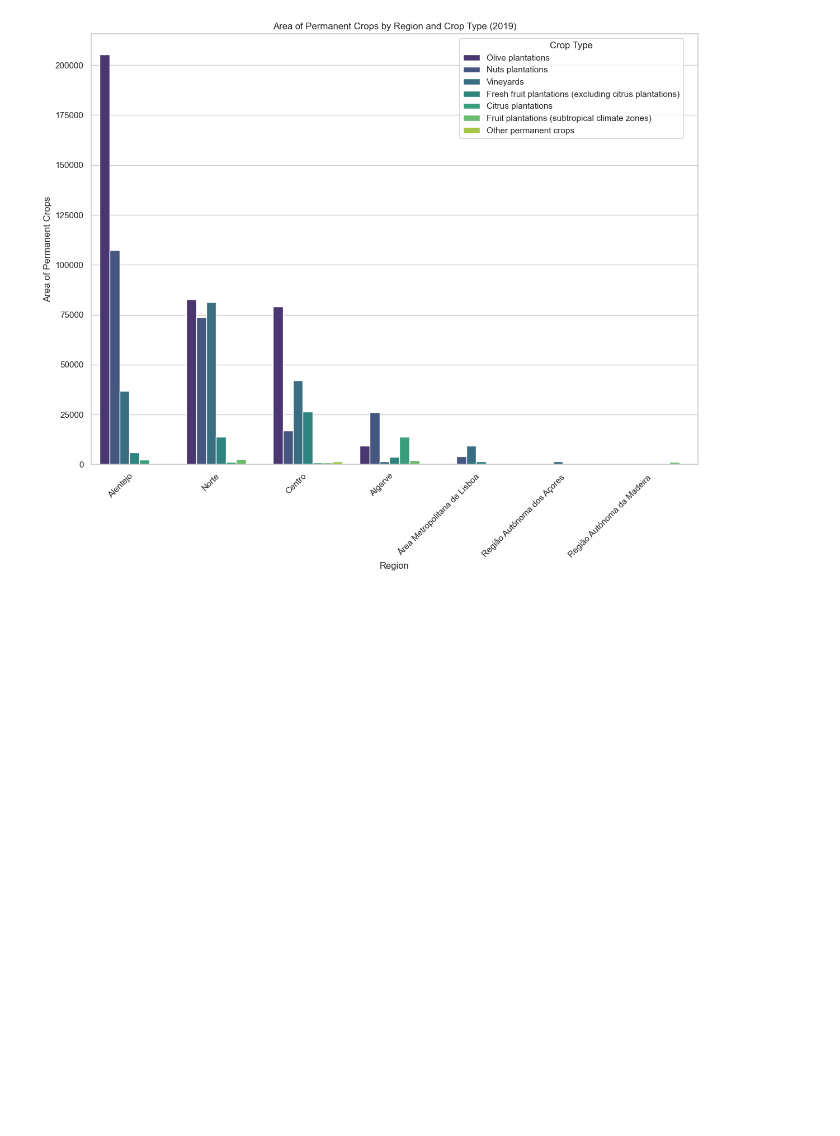
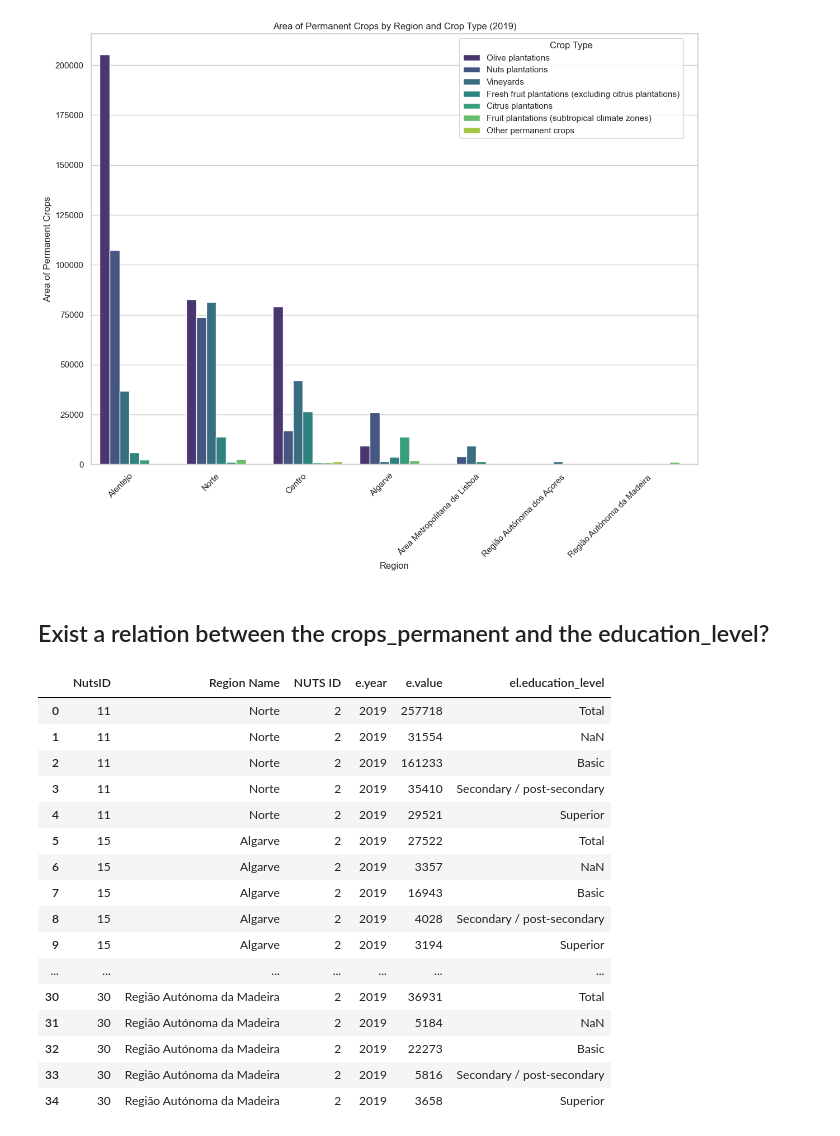
Before and after one commit to domwelsh/avcad_final, a Jupyter notebook: Codes/Code_permanet_crops.ipynb, the cells around one changed output. Cells and saved outputs as stored; diff of their text form; code cells hidden in the pictures; blank space fills up the shorter version.

```diff
--- a/Codes/Code_permanet_crops.ipynb
+++ b/Codes/Code_permanet_crops.ipynb
@@ -92,3 +92,28 @@ plt.legend(title='Crop Type', bbox_to_anchor=(0.6, 1), loc='upper left')
 plt.show()
 # %% [output]
 [figure]
+# %% [markdown]
+## Exist a relation between the crops_permanent and the education_level?
+# %%
+#Load the data of education
+education_df = pd.read_csv('../CSVs/Education_NUTS2_2019.csv', sep=",")
+
+education_df.head(55)
+# %% [output]
+|  | NutsID | Region Name | NUTS ID | e.year | e.value | el.education_level |
+| 0 | 11 | Norte | 2 | 2019 | 257718 | Total |
+| 1 | 11 | Norte | 2 | 2019 | 31554 | NaN |
+| 2 | 11 | Norte | 2 | 2019 | 161233 | Basic |
+| 3 | 11 | Norte | 2 | 2019 | 35410 | Secondary / post-secondary |
+| 4 | 11 | Norte | 2 | 2019 | 29521 | Superior |
+| 5 | 15 | Algarve | 2 | 2019 | 27522 | Total |
+| 6 | 15 | Algarve | 2 | 2019 | 3357 | NaN |
+| 7 | 15 | Algarve | 2 | 2019 | 16943 | Basic |
+| 8 | 15 | Algarve | 2 | 2019 | 4028 | Secondary / post-secondary |
+| 9 | 15 | Algarve | 2 | 2019 | 3194 | Superior |
+| ... | ... | ... | ... | ... | ... | ... |
+| 30 | 30 | Região Autónoma da Madeira | 2 | 2019 | 36931 | Total |
+| 31 | 30 | Região Autónoma da Madeira | 2 | 2019 | 5184 | NaN |
+| 32 | 30 | Região Autónoma da Madeira | 2 | 2019 | 22273 | Basic |
+| 33 | 30 | Região Autónoma da Madeira | 2 | 2019 | 5816 | Secondary / post-secondary |
+| 34 | 30 | Região Autónoma da Madeira | 2 | 2019 | 3658 | Superior |
```
Also changed, not shown: parts of 4 cells of this notebook.
